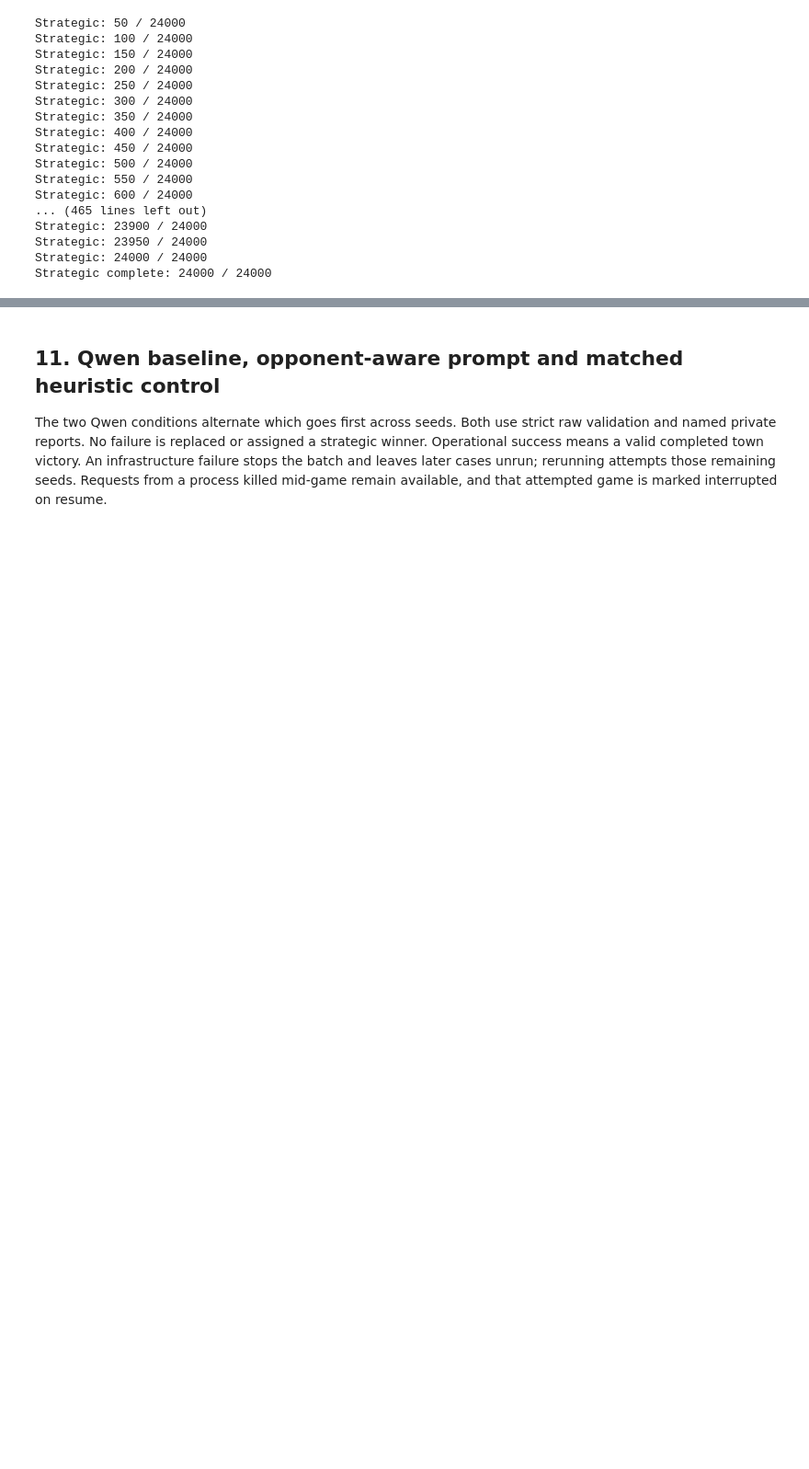
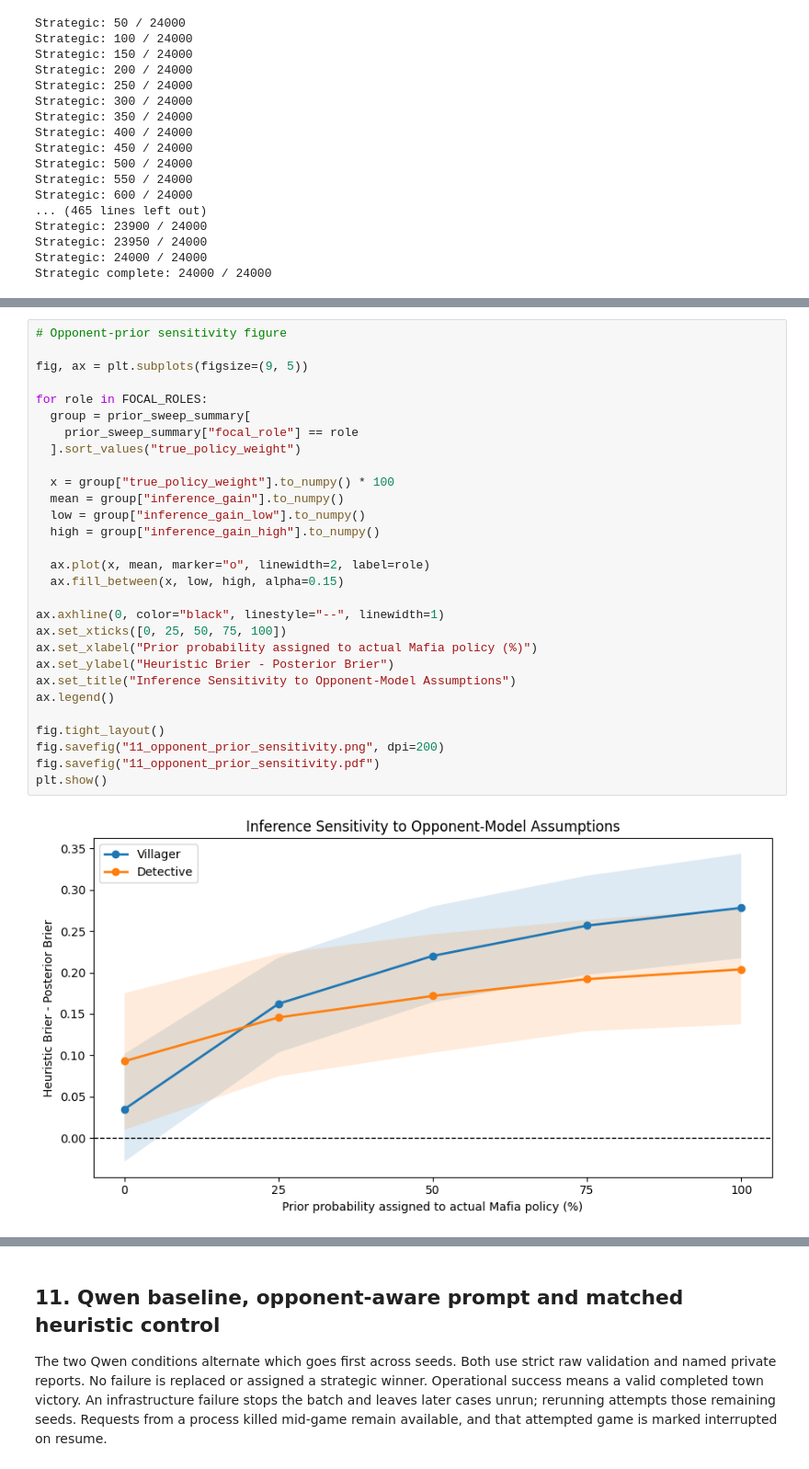
Before and after one commit to ddinesh19/15784_Mafia, a Jupyter notebook: Mafia_Final_Evaluation.ipynb, the cells around one changed output, grey strips where cells are left out. Shown at 92% size. Cells and saved outputs as stored; diff of their text form; blank space fills up the shorter version.

```diff
--- a/Mafia_Final_Evaluation.ipynb
+++ b/Mafia_Final_Evaluation.ipynb
@@ -1660,0 +2731,31 @@ Strategic complete: 24000 / 24000
+# %%
+# Opponent-prior sensitivity figure
+
+fig, ax = plt.subplots(figsize=(9, 5))
+
+for role in FOCAL_ROLES:
+  group = prior_sweep_summary[
+    prior_sweep_summary["focal_role"] == role
+  ].sort_values("true_policy_weight")
+
+  x = group["true_policy_weight"].to_numpy() * 100
+  mean = group["inference_gain"].to_numpy()
+  low = group["inference_gain_low"].to_numpy()
+  high = group["inference_gain_high"].to_numpy()
+
+  ax.plot(x, mean, marker="o", linewidth=2, label=role)
+  ax.fill_between(x, low, high, alpha=0.15)
+
+ax.axhline(0, color="black", linestyle="--", linewidth=1)
+ax.set_xticks([0, 25, 50, 75, 100])
+ax.set_xlabel("Prior probability assigned to actual Mafia policy (%)")
+ax.set_ylabel("Heuristic Brier - Posterior Brier")
+ax.set_title("Inference Sensitivity to Opponent-Model Assumptions")
+ax.legend()
+
+fig.tight_layout()
+fig.savefig("11_opponent_prior_sensitivity.png", dpi=200)
+fig.savefig("11_opponent_prior_sensitivity.pdf")
+plt.show()
+# %% [output]
+[figure, added]
```
Also changed, not shown: parts of 49 cells of this notebook.
